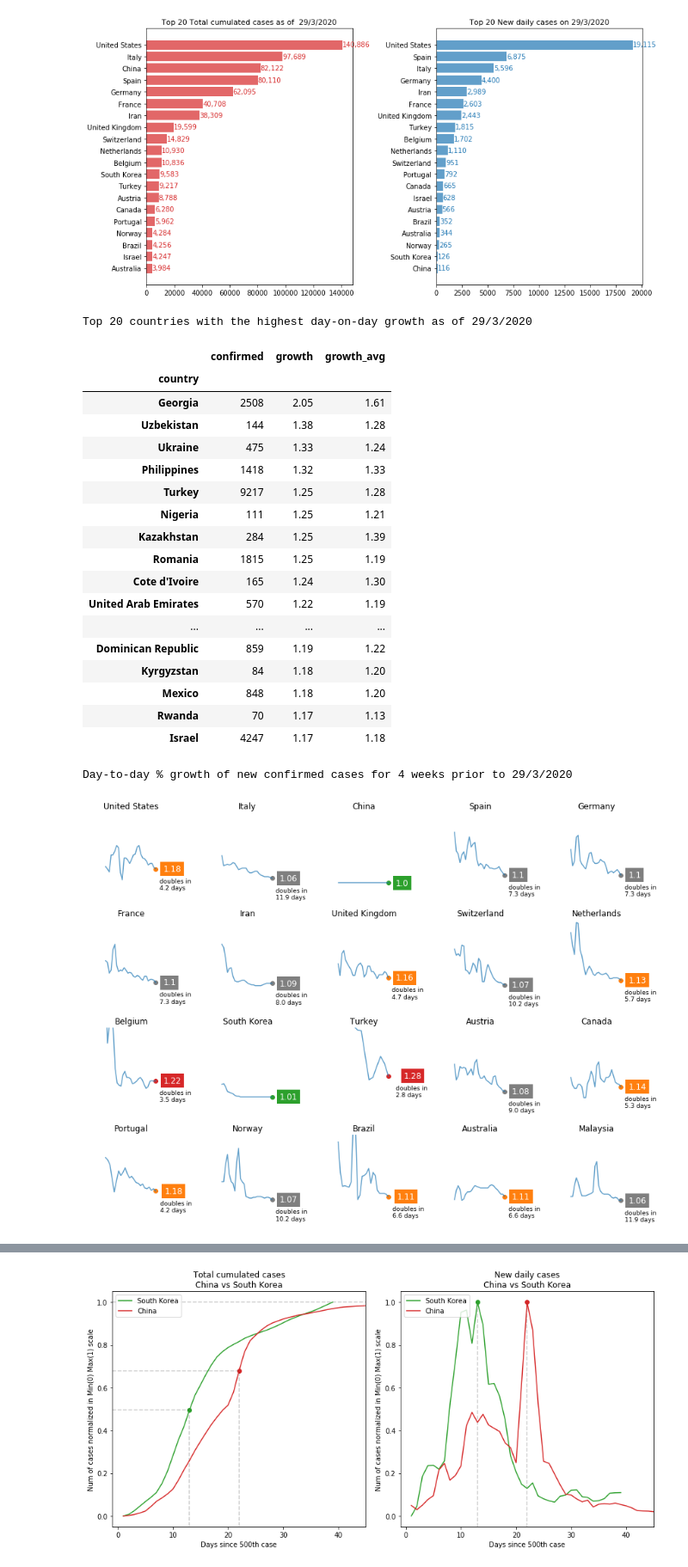
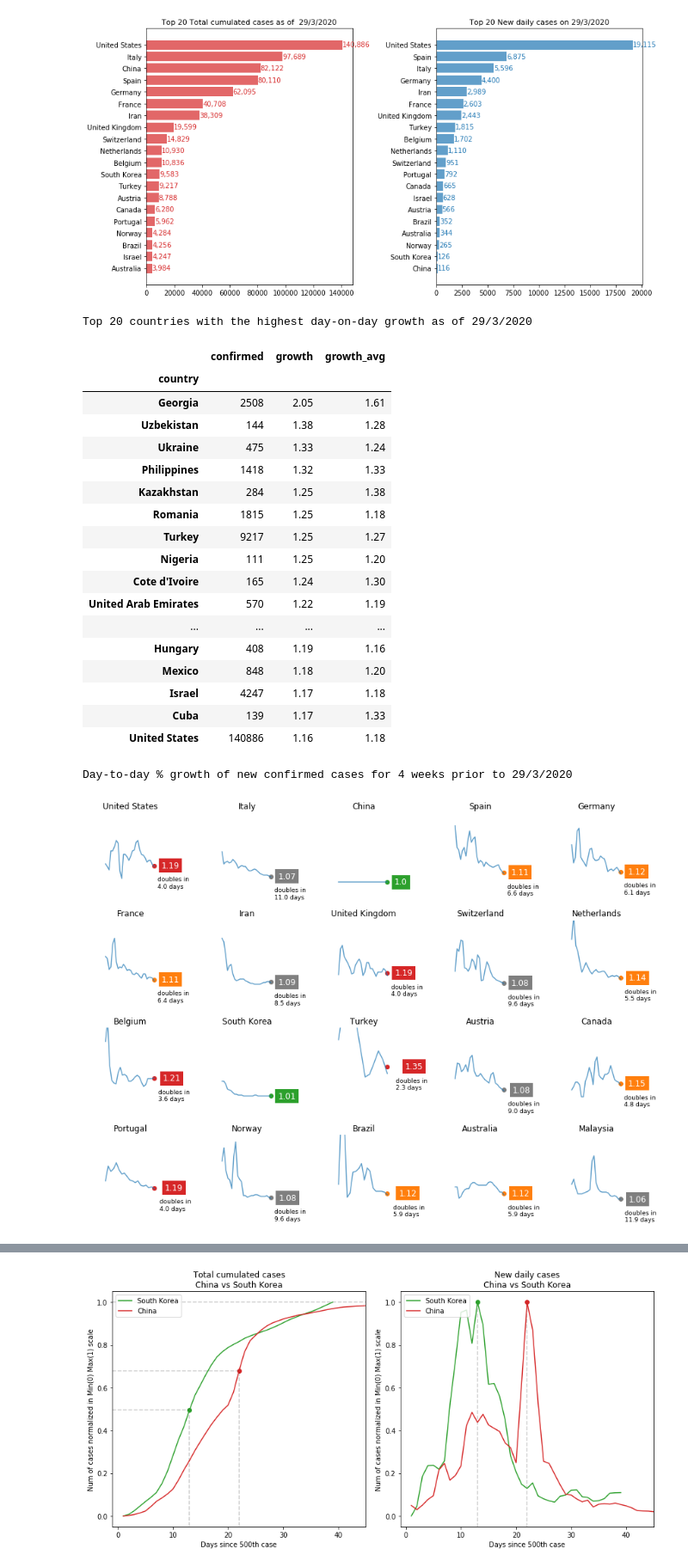
Before and after one commit to khairulomar/Covid-19, a Jupyter notebook: Covid19.ipynb, the cells around one changed output, grey strips where cells are left out. Shown at 86% size. Drawn from its saved outputs; the diff is of its cells as text; code cells hidden in the pictures.

```diff
--- a/Covid19.ipynb
+++ b/Covid19.ipynb
@@ -287,6 +287,7 @@ plt.show()
 # %% [output]
 [figure]
 # %%
+threshold = 50 # set min threshold
 rolling_window = 2
 df2 = df1[['country', 'confirmed', 'new_confirmed']].sort_index().reset_index()
 dftemp = pd.DataFrame()
@@ -299,15 +300,12 @@ for country in df2.country.unique():
             oldcol = 'confirmed' if newcol == 'growth' else 'new_confirmed'
             dfc.iloc[i, dfc.columns.get_loc(newcol)] = 0 if dfc.iloc[i-1][oldcol] == 0 else round(dfc.iloc[i][oldcol]/dfc.iloc[i-1][oldcol],2)
     dftemp =  pd.concat([dftemp, dfc])
-df2 = dftemp.copy()
+df2 = dftemp[dftemp.confirmed > threshold] # ignore cases below threshold
 df2['growth_avg'] = round(df2.growth.rolling(window=rolling_window).mean(),2)
 df2 = df2.reset_index(drop=True)
 # %%
-# Set threshold
-threshold = 50
-
 print(f'\nTop 20 countries with the highest day-on-day growth as of {date.day}/{date.month}/2020')
-growthdata = df2.loc[(df2.date==date) & (df2.confirmed > threshold)].sort_values(by='growth', ascending=False).set_index('country', drop=True)
+growthdata = df2.loc[(df2.date==date) & (df2.confirmed > 100)].sort_values(by='growth', ascending=False).set_index('country', drop=True)
 growthdata[['confirmed','growth','growth_avg']][:20]
 # %% [output]
 Top 20 countries with the highest day-on-day growth as of 29/3/2020
@@ -317,50 +315,50 @@ Top 20 countries with the highest day-on-day growth as of 29/3/2020
 | Uzbekistan | 144 | 1.38 | 1.28 |
 | Ukraine | 475 | 1.33 | 1.24 |
 | Philippines | 1418 | 1.32 | 1.33 |
-| Turkey | 9217 | 1.25 | 1.28 |
-| Nigeria | 111 | 1.25 | 1.21 |
-| Kazakhstan | 284 | 1.25 | 1.39 |
-| Romania | 1815 | 1.25 | 1.19 |
+| Kazakhstan | 284 | 1.25 | 1.38 |
+| Romania | 1815 | 1.25 | 1.18 |
+| Turkey | 9217 | 1.25 | 1.27 |
+| Nigeria | 111 | 1.25 | 1.20 |
 | Cote d'Ivoire | 165 | 1.24 | 1.30 |
 | United Arab Emirates | 570 | 1.22 | 1.19 |
 | ... | ... | ... | ... |
-| Dominican Republic | 859 | 1.19 | 1.22 |
-| Kyrgyzstan | 84 | 1.18 | 1.20 |
+| Hungary | 408 | 1.19 | 1.16 |
 | Mexico | 848 | 1.18 | 1.20 |
-| Rwanda | 70 | 1.17 | 1.13 |
 | Israel | 4247 | 1.17 | 1.18 |
+| Cuba | 139 | 1.17 | 1.33 |
+| United States | 140886 | 1.16 | 1.18 |
 # %%
-threshold = 10
 countries = list(latest[:18].country) + ['Australia', 'Malaysia']
 
 print(f'\nDay-to-day % growth of new confirmed cases for 4 weeks prior to {date.day}/{date.month}/2020')
 fig, axes = plt.subplots(ncols=5, nrows=round(len(countries)/5), figsize=(12,9), constrained_layout=True)
 col = ['growth_avg']
 for i, ax in zip(range(len(countries)), axes.flat):
-    data = df2.loc[(df2.country==countries[i]) & (df2.confirmed > threshold)].iloc[-28:].reset_index(drop=True)
+    data = df2[df2.country==countries[i]].iloc[-28:].reset_index(drop=True)
     ax.plot(data[col].clip(1)[:], alpha=0.7)
-    latest_growth = data[col].iloc[-1]
+    latest_growth = data[col].rolling(window=2).mean().iloc[-1]
     if latest_growth[0] < 2**(1/14):
         color = 'C2'
     elif latest_growth[0] < 2**(1/7):
         color = 'C7'
     elif latest_growth[0] < 2**(1/4):
         color = 'C1'
     else: color = 'C3'
     double_days = f'doubles in\n{round(math.log(2)/math.log(latest_growth),1)} days' if latest_growth[0] > 2**(1/30) else ''
     ax.scatter(data.index.max(), latest_growth, marker='o', color=color)
+    #ax.hlines(0,data.index.min(),data.index.max(), alpha=0.1)
     ax.text(data.index.max()+4, latest_growth, str(round(latest_growth[0],2)),
             color='white', ha='left', va='center', size=12, bbox=dict(facecolor=color, edgecolor='none'))
     ax.text(data.index.max()+2, latest_growth-0.2, double_days, ha='left', va='center', size=9)
-    ax.set_ylim(0.9, 1.9)
+    ax.set_ylim(0.9, 1.8)
     ax.axis('off')
     ax.set_title(countries[i], fontsize=12)
 plt.tight_layout()
 plt.savefig('img/growth', pad_inches=0)
 plt.savefig(f'img_archive/growth_{str(date)[:10]}', pad_inches=0)
 plt.show()
 # %% [output]
 Day-to-day % growth of new confirmed cases for 4 weeks prior to 29/3/2020
-[figure, old version]
+[figure, new version]
 # %%
 print('Day-to-day % growth of new confirmed cases over the past 7 days')
```
Also changed, not shown: parts of 7 cells of this notebook, 4 other files.
